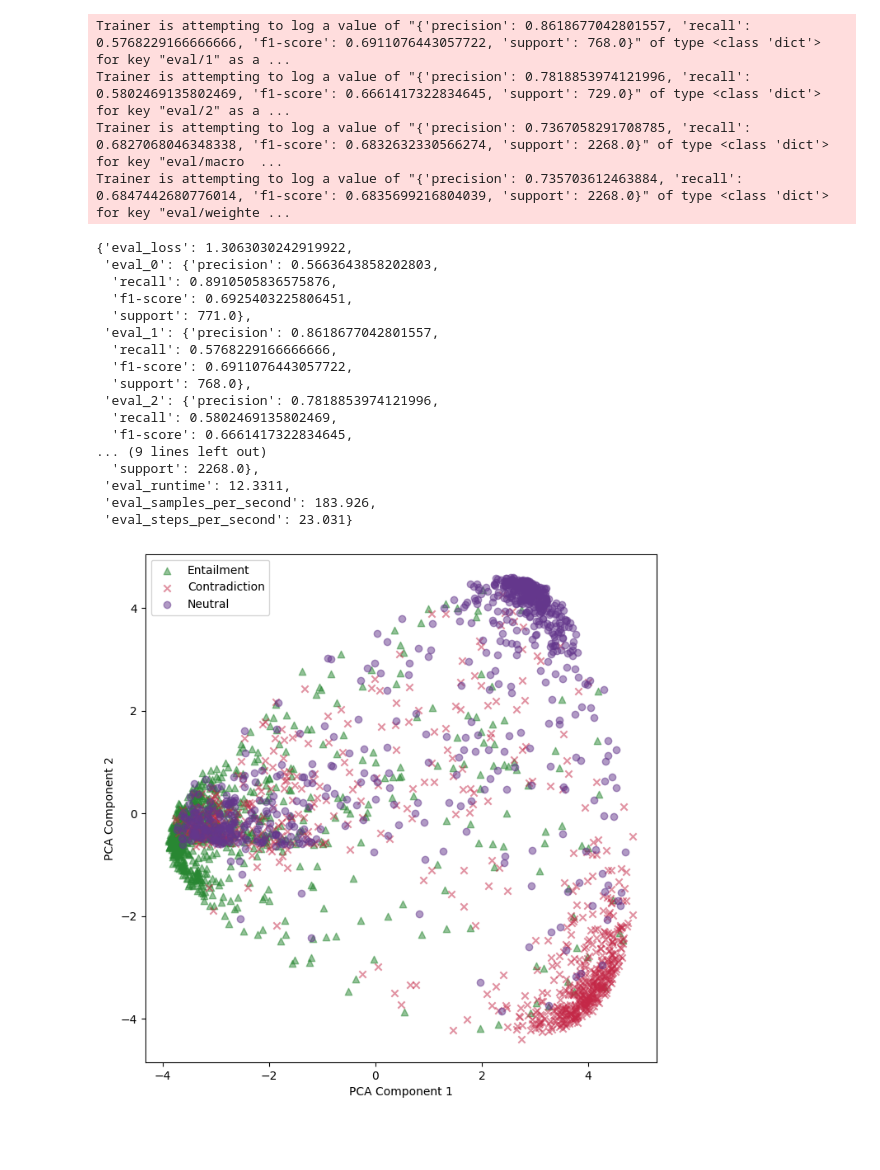
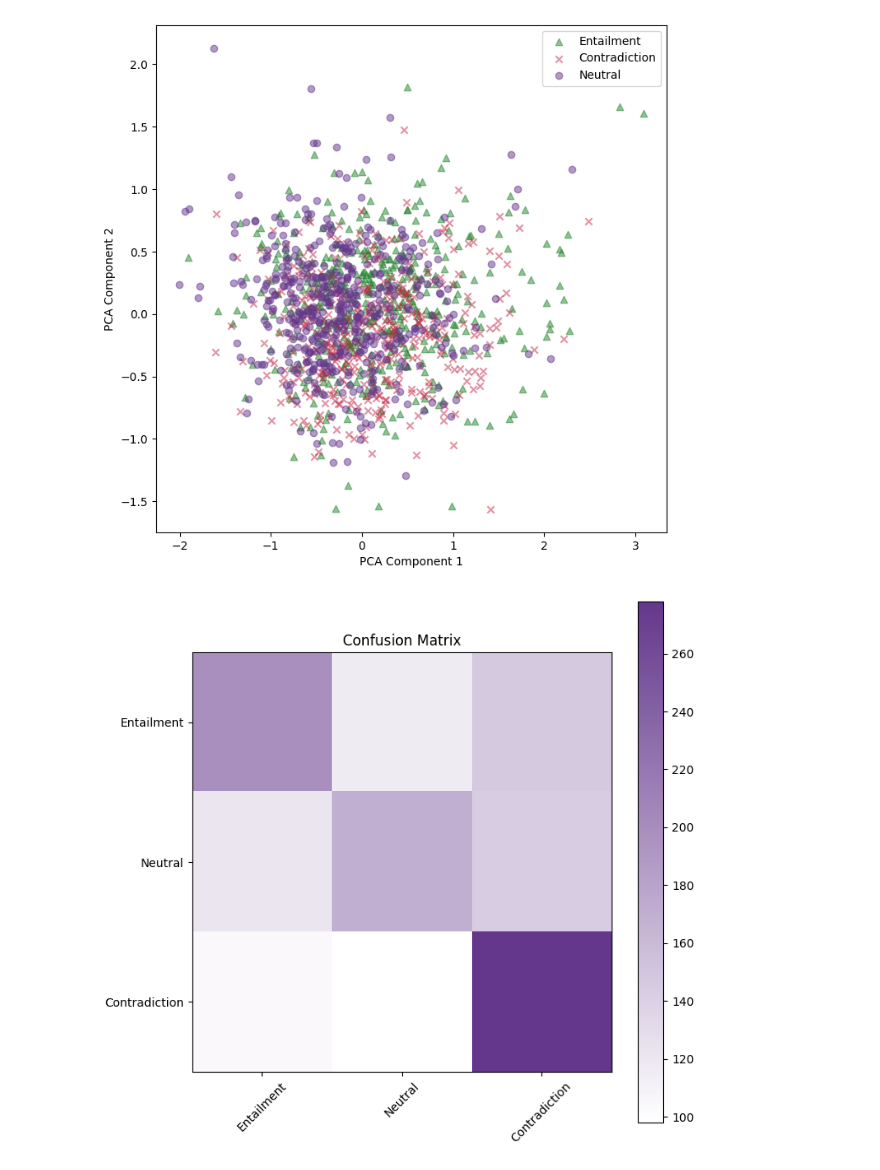
Before and after one commit to Layxe/DataDroids-Project, a Jupyter notebook: final-project/EvaluateTransformers.ipynb, the cells around one changed output. Cells and saved outputs as stored; diff of their text form; code cells hidden in the pictures; blank space fills up the shorter version.

Commit message:
[feat] Uploaded results

```diff
--- a/final-project/EvaluateTransformers.ipynb
+++ b/final-project/EvaluateTransformers.ipynb
@@ -8,8 +8,11 @@ raw_data      = pd.read_csv('../data/sentence-relations/train.csv', index_col='i
 raw_submissions = pd.read_csv('../data/sentence-relations/test.csv', index_col='id')
 
 # Drop chinese and thai
-raw_data = raw_data[raw_data['lang_abv'] != 'zh']
-raw_data = raw_data[raw_data['lang_abv'] != 'th']
+# raw_data = raw_data[raw_data['lang_abv'] != 'zh']
+# raw_data = raw_data[raw_data['lang_abv'] != 'th']
+
+# Only take english
+raw_data = raw_data[raw_data['lang_abv'] == 'en']
 
 training_data, test_data = train_test_split(raw_data, test_size=0.2, random_state=42)
 
@@ -33,14 +36,14 @@ MODEL_MAPPING = {
     'roberta-retrained': 'roberta-checkpoint-21816-all',
 }
 
-CURRENT_MODEL = MODEL_MAPPING['bert-retrained']
+CURRENT_MODEL = MODEL_MAPPING['bert-finetuned']
 
 pipelines = {}
 
 bert_tokenizer    = BertTokenizer.from_pretrained('bert-base-uncased')
 roberta_tokenizer = RobertaTokenizer.from_pretrained('roberta-base')
 
-if 'bert' in CURRENT_MODEL:
+if CURRENT_MODEL.startswith('bert'):
     model = AutoModelForSequenceClassification.from_pretrained(f'./best-checkpoints/{CURRENT_MODEL}')
     tokenizer = bert_tokenizer
 else:
@@ -93,40 +96,12 @@ def evaluate_model(model, dataset):
         data_collator=data_collator,
         compute_metrics=compute_metrics
     )
-
-    results = trainer.evaluate()
-
     # Get predictions
     predictions = trainer.predict(dataset)
 
-    return results, predictions
+    return predictions
 # %%
-test_results, test_predictions = evaluate_model(model, test_dataset)
+test_predictions = evaluate_model(model, test_dataset)
-# %% [output]
-Trainer is attempting to log a value of "{'precision': 0.8618677042801557, 'recall': 0.5768229166666666, 'f1-score': 0.6911076443057722, 'support': 768.0}" of type <class 'dict'> for key "eval/1" as a ...
-Trainer is attempting to log a value of "{'precision': 0.7818853974121996, 'recall': 0.5802469135802469, 'f1-score': 0.6661417322834645, 'support': 729.0}" of type <class 'dict'> for key "eval/2" as a ...
-Trainer is attempting to log a value of "{'precision': 0.7367058291708785, 'recall': 0.6827068046348338, 'f1-score': 0.6832632330566274, 'support': 2268.0}" of type <class 'dict'> for key "eval/macro  ...
-Trainer is attempting to log a value of "{'precision': 0.735703612463884, 'recall': 0.6847442680776014, 'f1-score': 0.6835699216804039, 'support': 2268.0}" of type <class 'dict'> for key "eval/weighte ...
-# %%
-test_results
-# %% [output]
-{'eval_loss': 1.3063030242919922,
- 'eval_0': {'precision': 0.5663643858202803,
-  'recall': 0.8910505836575876,
-  'f1-score': 0.6925403225806451,
-  'support': 771.0},
- 'eval_1': {'precision': 0.8618677042801557,
-  'recall': 0.5768229166666666,
-  'f1-score': 0.6911076443057722,
-  'support': 768.0},
- 'eval_2': {'precision': 0.7818853974121996,
-  'recall': 0.5802469135802469,
-  'f1-score': 0.6661417322834645,
-... (9 lines left out)
-  'support': 2268.0},
- 'eval_runtime': 12.3311,
- 'eval_samples_per_second': 183.926,
- 'eval_steps_per_second': 23.031}
 # %%
 import numpy as np
 import os
@@ -159,33 +134,56 @@ def plot_results(test_predictions, test_dataset):
             neutrals.append(pca_embeddings[i])
 
     entilements    = np.array(entilements)
     contradictions = np.array(contradictions)
     neutrals       = np.array(neutrals)
 
     if not os.path.exists('./output'):
         os.makedirs('./output')
 
+    if not os.path.exists(f'./output/{CURRENT_MODEL}'):
+        os.makedirs(f'./output/{CURRENT_MODEL}')
+
+    MODEL_PATH = f'./output/{CURRENT_MODEL}'
+
     plt.figure(figsize=(8, 8))
     plt.scatter(entilements[:, 0], entilements[:, 1], color=PLT_COLORS[2], label='Entailment', alpha=0.5, marker='^')
     plt.scatter(contradictions[:, 0], contradictions[:, 1], color=PLT_COLORS[1], label='Contradiction', alpha=0.5, marker='x')
     plt.scatter(neutrals[:, 0], neutrals[:, 1], color=PLT_COLORS[0], label='Neutral', alpha=0.5, marker='o')
     plt.xlabel('PCA Component 1')
     plt.ylabel('PCA Component 2')
     plt.legend()
-    plt.savefig(f'./output/{CURRENT_MODEL}-pca.pdf')
+    plt.savefig(f'{MODEL_PATH}/pca-embeddings.pdf')
     plt.show()
 
     accuracy = test_results['test_accuracy']
     macro_test_results = test_results['test_macro avg']
     f1_score = macro_test_results['f1-score']
     runtime = test_results['test_runtime']
 
-    with open(f'./output/{CURRENT_MODEL}-results.txt', 'w') as f:
+    with open(f'{MODEL_PATH}/results.txt', 'w') as f:
         f.write(f'Accuracy: {accuracy}\n')
         f.write(f'F1 Score: {f1_score}\n')
         f.write(f'Runtime: {runtime}\n')
 
+    # Plot confusion matrix
+    from sklearn.metrics import confusion_matrix
+    from matplotlib.colors import LinearSegmentedColormap
+
+    custom_cmap = LinearSegmentedColormap.from_list("custom", ["#FFFFFF", PLT_COLORS[0]])
+
+    cm = confusion_matrix(ground_truth, np.argmax(predictions, axis=1))
+
+    labels = ['Entailment', 'Neutral', 'Contradiction']
+
+    plt.figure(figsize=(8, 8))
+    plt.imshow(cm, interpolation='nearest', cmap=custom_cmap)
+    plt.title('Confusion Matrix')
+    plt.colorbar()
+    plt.xticks(np.arange(3), labels, rotation=45)
+    plt.yticks(np.arange(3), labels)
+    plt.savefig(f'{MODEL_PATH}/confusion-matrix.pdf')
 
 plot_results(test_predictions, test_dataset)
 # %% [output]
-[figure, old version]
+[figure, new version]
+[figure, added]
```
Also changed, not shown: parts of 2 cells of this notebook, 25 other files.
